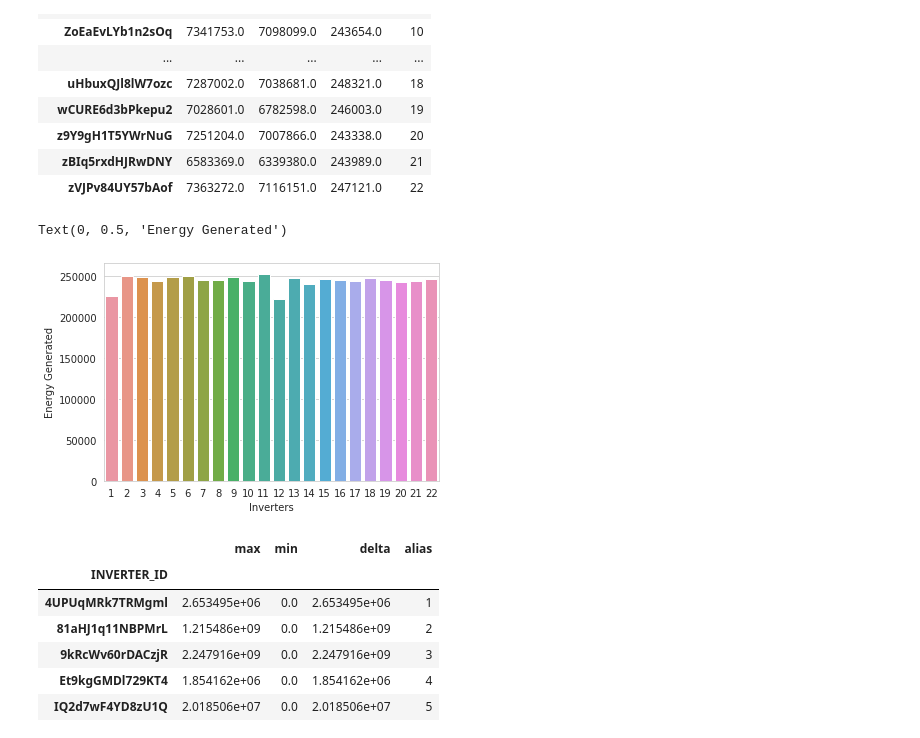
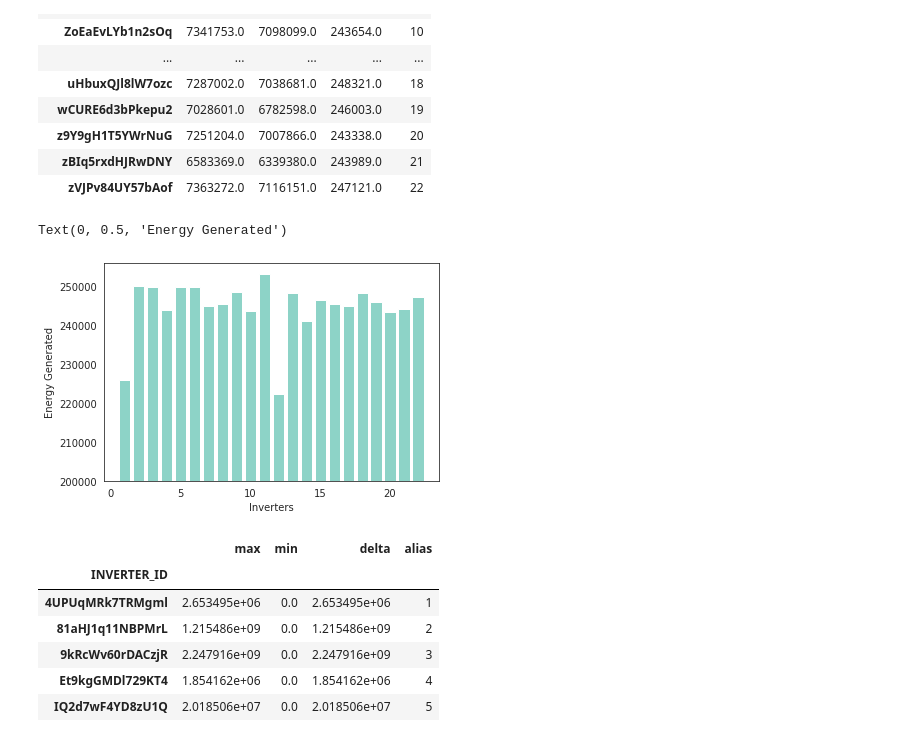
Before and after one commit to charitarthchugh/solar-india, a Jupyter notebook: solar-india.ipynb, the cells around one changed output. Drawn from its saved outputs; the diff is of its cells as text; code cells hidden in the pictures.

```diff
--- a/solar-india.ipynb
+++ b/solar-india.ipynb
@@ -360,13 +373,15 @@ plant_1_yields
 | zBIq5rxdHJRwDNY | 6583369.0 | 6339380.0 | 243989.0 | 21 |
 | zVJPv84UY57bAof | 7363272.0 | 7116151.0 | 247121.0 | 22 |
 # %%
-sns.set_style("whitegrid")
-sns.barplot(x=plant_1_yields.alias,y=plant_1_yields.delta,)
+sns.set_style("white")
+# This allows use to exxagerate the difference.
+delta=plant_1_yields.delta-200000
+plt.bar(plant_1_yields.alias,delta,bottom=200000)
 plt.xlabel("Inverters")
 plt.ylabel("Energy Generated")
 # %% [output]
 Text(0, 0.5, 'Energy Generated')
-[figure, old version]
+[figure, new version]
 # %%
 plant_2_yields = get_yields(plant2.generation_df)
 plant_2_yields
```
Also changed, not shown: parts of 6 cells of this notebook.
